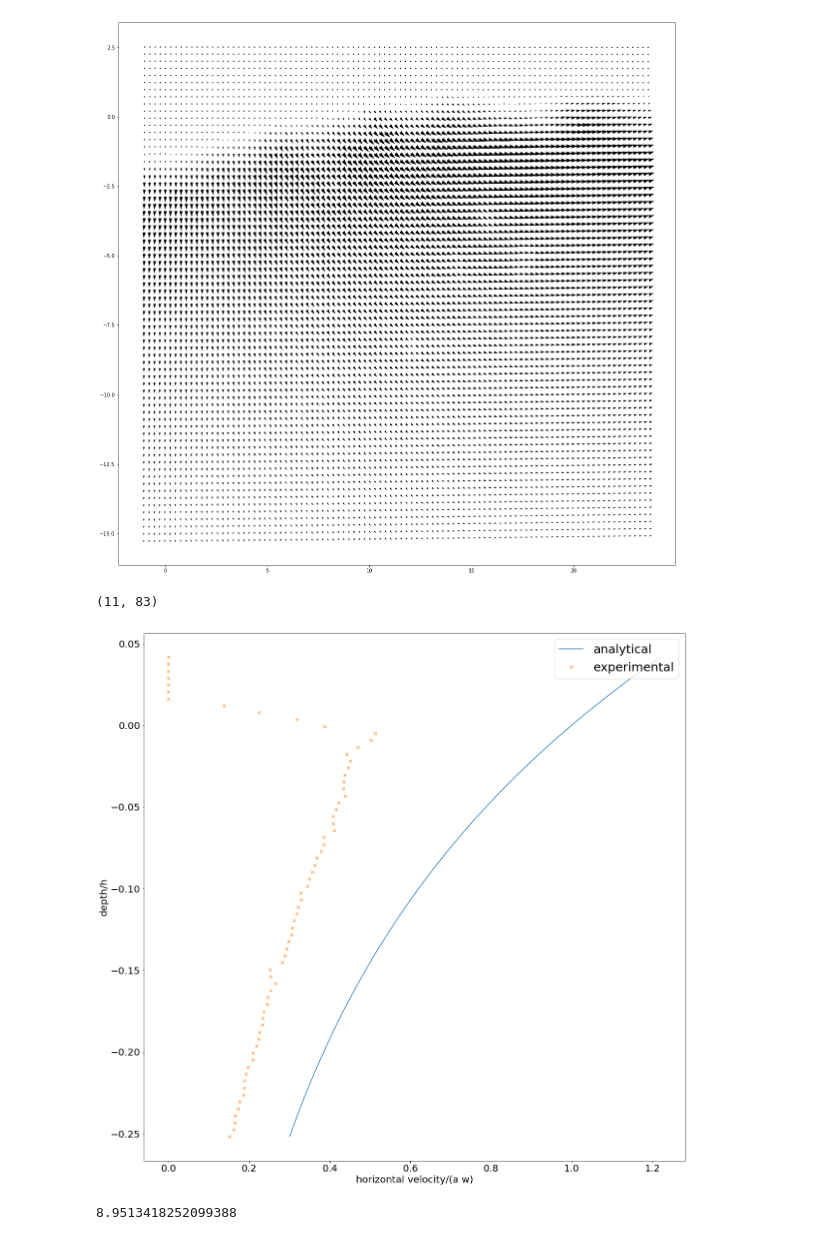
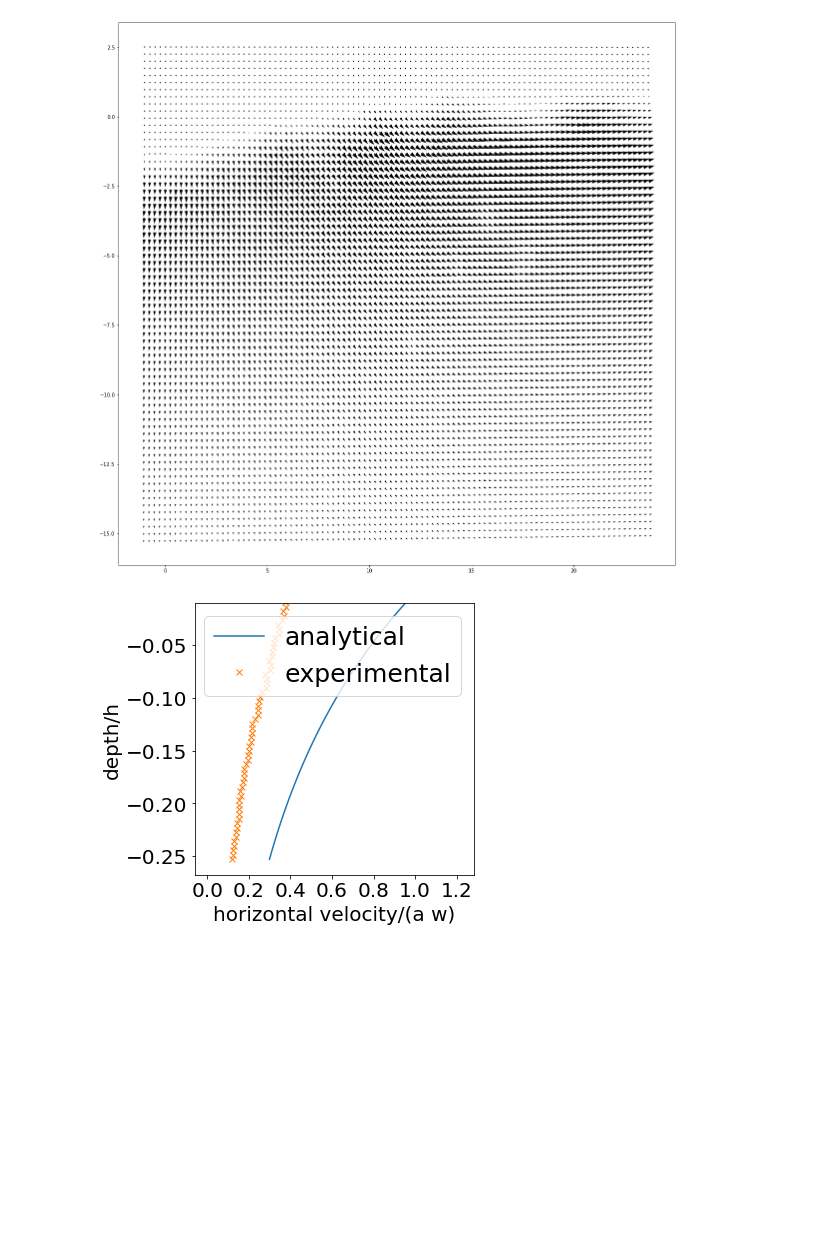
Before and after one commit to anacost/PIV1, a Jupyter notebook: 2oblig/oblig2_MEK4600run4.ipynb, the cells around one changed output. Cells and saved outputs as stored; diff of their text form; code cells hidden in the pictures; blank space fills up the shorter version.

Commit message:
good plots

```diff
--- a/2oblig/oblig2_MEK4600run4.ipynb
+++ b/2oblig/oblig2_MEK4600run4.ipynb
@@ -420,35 +420,31 @@ matplotlib.pyplot.quiver( xw, yw, uw, vw);
 <matplotlib.quiver.Quiver at 0x...>
 [figure]
 # %%
-fig = matplotlib.pyplot.figure(figsize=[20,20])
+fig = matplotlib.pyplot.figure(figsize=[5,5])
 UUw = uw.reshape(u.shape[0],u.shape[1])  #reshaped in u shape
 VVw = vw.reshape(v.shape[0],v.shape[1])
 XXw = xw.reshape(x.shape[0],x.shape[1])
 YYw = yw.reshape(y.shape[0],y.shape[1])
 abc = numpy.unravel_index(numpy.argmax(numpy.sqrt(UUw**2), axis=None),UUw.shape) # index of crest point
-#abc = numpy.argmax(numpy.sqrt(UUw**2 + VVw**2)) # index of crest point
-print(abc)
+abc = numpy.unravel_index(numpy.argmax(numpy.sqrt(UUw**2 + VVw**2), axis=None),UUw.shape) # index of crest point
+#print(abc)
 Uw_Crest = uw[abc] #horizontal velocity at crest
 indices = numpy.nonzero(UUw == Uw_Crest)  #indices in 2D coordinates
 a = 2.03 #cm
 k = 0.0796 # cm^(-1)
 g = 9.81 * 100
 w = numpy.sqrt(g*k*(1+(k*a)**2))#2*numpy.pi* 1.425  #8.95
 h = 0.6*100 # cm
 vs = a*w*numpy.exp(k*YYw[:, indices[1]])  ##vx = -a*w*exp(k*yw(:,25));
 vw_s = vs/(a*w)    #scaling analytical value
 matplotlib.pyplot.plot( vw_s, YYw[:, indices[1]]/h, UUw[:, indices[1]]/(100*a*w), YYw[:, indices[1]]/h,'x')
 matplotlib.pyplot.legend(['analytical', 'experimental'], fontsize= 25, loc= 1)
 matplotlib.pyplot.ylabel('depth/h', fontsize= 20)#, rotation='horizontal')#(r'$\phi_1$', fontsize= 20, rotation='horizontal')
 matplotlib.pyplot.xlabel('horizontal velocity/(a w)', fontsize= 20)#(r' $\theta  $ ', fontsize= 20)
 matplotlib.pyplot.xticks(size=20)#(-1, 0, 1), ('-1', '0', '1'), color='k', size=20)
 matplotlib.pyplot.yticks(size=20)
+matplotlib.pyplot.ylim(ymax=-0.01)
 #fig.savefig('.pdf')
 matplotlib.pyplot.show();
 # %% [output]
-(11, 83)
-[figure, old version]
+[figure, new version]
-# %%
-w
-# %% [output]
-8.9513418252099388
```
Also changed, not shown: 4 other files.
